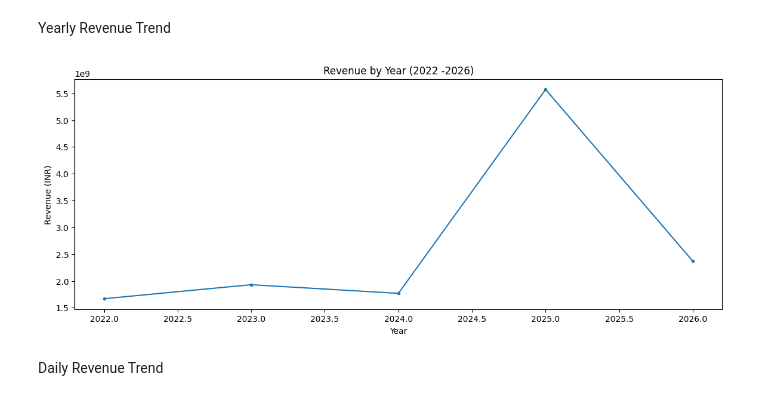
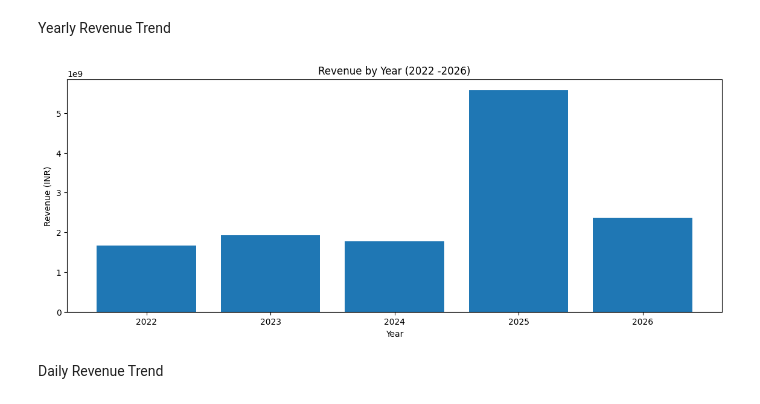
Before and after one commit to anandvenugopal-tech/PlantNxt-DataScientist-assignment, a Jupyter notebook: notebooks/02_eda.ipynb, the cells around one changed output. Saved outputs shown, nothing was run; the diff lists cells and outputs as text; code cells hidden in the pictures.

```diff
--- a/notebooks/02_eda.ipynb
+++ b/notebooks/02_eda.ipynb
@@ -107,14 +107,14 @@ Yearly Revenue Trend
 # %%
 yearly = df.groupby('year')['Revenue'].sum()
 
 plt.figure(figsize=(14, 5))
-plt.plot(yearly.index, yearly.values, marker='o', markersize=3)
+plt.bar(yearly.index, yearly.values)
 plt.title('Revenue by Year (2022 -2026)')
 plt.xlabel('Year')
 plt.ylabel('Revenue (INR)')
 plt.show()
 # %% [output]
-[figure, old version]
+[figure, new version]
 # %% [markdown]
 Daily Revenue Trend
 # %%
```
Also changed, not shown: parts of 3 cells of this notebook.
